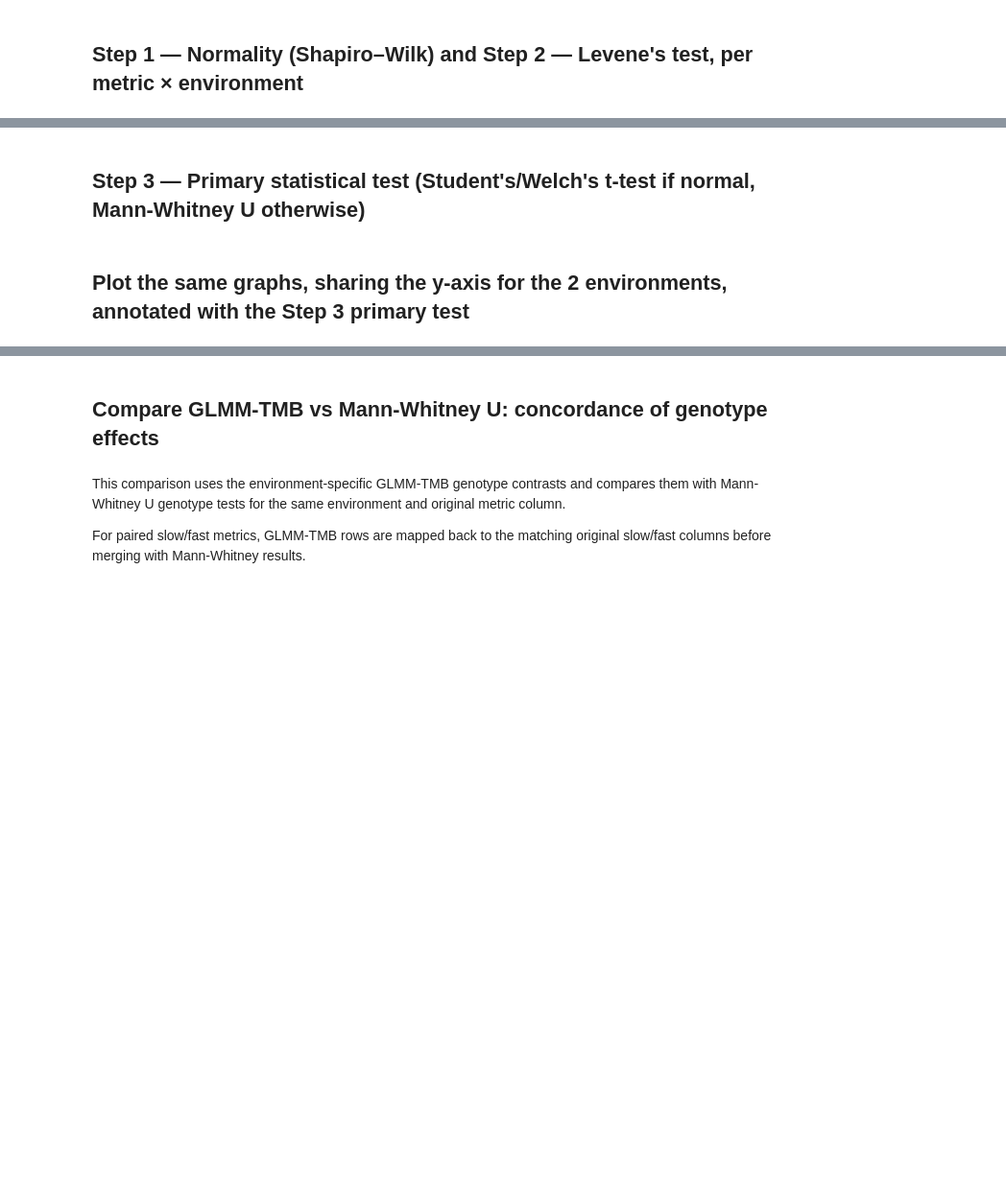
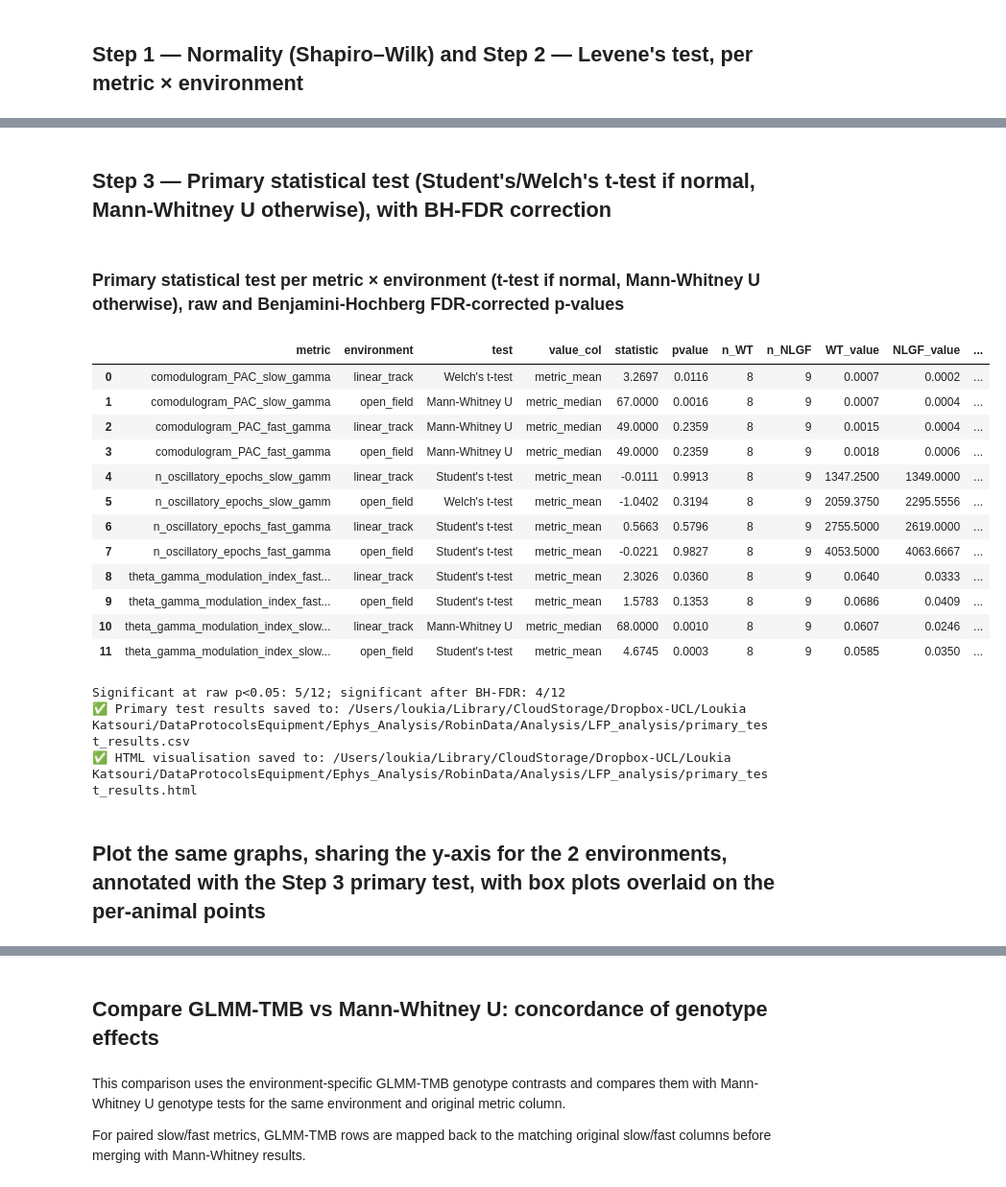
Before and after one commit to lkatsouri/NLGF_ephys_AXONA_data, a Jupyter notebook: ephys_PAC_comodulograms.ipynb, the cells around one changed output, grey strips where cells are left out. Shown at 96% size. Saved outputs shown, nothing was run; the diff lists cells and outputs as text; code cells hidden in the pictures; blank space fills up the shorter version.

```diff
--- a/ephys_PAC_comodulograms.ipynb
+++ b/ephys_PAC_comodulograms.ipynb
@@ -126,5 +134,5 @@ print(diagnostics_df.to_string(index=False))
 # %% [markdown]
-## Step 3 — Primary statistical test (Student's/Welch's t-test if normal, Mann-Whitney U otherwise)
+## Step 3 — Primary statistical test (Student's/Welch's t-test if normal, Mann-Whitney U otherwise), with BH-FDR correction
 # %%
 """
 Primary statistical test per metric × environment, chosen from the previous
@@ -132,6 +140,11 @@ cell's Shapiro (normality) and Levene's (variance-homogeneity) results:
   - normal combination  -> t-test on per-animal means (Student's if Levene's
     equal_var is True, Welch's otherwise)
   - non-normal combination -> Mann-Whitney U on per-animal medians
+Benjamini-Hochberg FDR correction is then applied across all metric x
+environment tests run in this cell (one family — these are all "is there a
+genotype difference in this PAC/theta metric" questions, unlike the separate,
+narrower FDR correction applied later to the GLMM-TMB vs secondary-test
+concordance subset).
 Saves:
   lfp_stats_outputs/
     primary_test_results.csv
@@ -142,6 +155,7 @@ import os
 import numpy as np
 import pandas as pd
 from scipy.stats import ttest_ind, mannwhitneyu
+from statsmodels.stats.multitest import multipletests
 from IPython.display import display, HTML
 
 
@@ -189,38 +203,72 @@ for metric in metrics:
             "n_WT": len(wt_vals), "n_NLGF": len(nlgf_vals),
             "WT_value":   np.mean(wt_vals)   if is_normal else np.median(wt_vals),
             "NLGF_value": np.mean(nlgf_vals) if is_normal else np.median(nlgf_vals),
             "stars": _pstars(p_val),
         })
 
 test_results_df = pd.DataFrame(test_results)
+
+# ── Benjamini-Hochberg FDR correction across all metric x environment tests ────
+ALPHA = 0.05
+valid_p = test_results_df["pvalue"].notna()
+test_results_df["pvalue_fdr"] = np.nan
+test_results_df.loc[valid_p, "pvalue_fdr"] = multipletests(
+    test_results_df.loc[valid_p, "pvalue"], method="fdr_bh"
+)[1]
+test_results_df["significant_fdr"] = test_results_df["pvalue_fdr"] < ALPHA
+test_results_df["stars_fdr"] = test_results_df["pvalue_fdr"].apply(_pstars)
+
 test_results_df.to_csv(os.path.join(OUTPUT_DIR, "primary_test_results.csv"), index=False)
 
 
 def _colour_pval(p):
     if pd.isna(p): return ""
     if p < 0.001: return "background-color: #c62828; color: white; font-weight: bold;"
     if p < 0.01:  return "background-color: #ef5350; color: white; font-weight: bold;"
     if p < 0.05:  return "background-color: #ffcc80; color: black; font-weight: bold;"
     return ""
 
 
 styled = (test_results_df.style
-          .applymap(_colour_pval, subset=["pvalue"])
-          .format({"statistic": "{:.4f}", "pvalue": "{:.4f}",
+          .applymap(_colour_pval, subset=["pvalue", "pvalue_fdr"])
+          .format({"statistic": "{:.4f}", "pvalue": "{:.4f}", "pvalue_fdr": "{:.4f}",
                    "WT_value": "{:.4f}", "NLGF_value": "{:.4f}"}))
 
 display(HTML("<h3>Primary statistical test per metric × environment "
-             "(t-test if normal, Mann-Whitney U otherwise)</h3>"))
+             "(t-test if normal, Mann-Whitney U otherwise), "
+             "raw and Benjamini-Hochberg FDR-corrected p-values</h3>"))
 display(styled)
 
 html_path = os.path.join(OUTPUT_DIR, "primary_test_results.html")
 with open(html_path, "w") as f:
     f.write(styled.to_html())
 
+n_sig_raw = int(test_results_df["pvalue"].lt(ALPHA).sum())
+n_sig_fdr = int(test_results_df["significant_fdr"].sum())
+print(f"Significant at raw p<0.05: {n_sig_raw}/{len(test_results_df)}; "
+      f"significant after BH-FDR: {n_sig_fdr}/{len(test_results_df)}")
 print(f"✅ Primary test results saved to: {os.path.join(OUTPUT_DIR, 'primary_test_results.csv')}")
 print(f"✅ HTML visualisation saved to: {html_path}")
+# %% [output]
+Primary statistical test per metric × environment (t-test if normal, Mann-Whitney U otherwise), raw and Benjamini-Hochberg FDR-corrected p-values
+|  | metric | environment | test | value_col | statistic | pvalue | n_WT | n_NLGF | WT_value | NLGF_value | ... |
+| 0 | comodulogram_PAC_slow_gamma | linear_track | Welch's t-test | metric_mean | 3.2697 | 0.0116 | 8 | 9 | 0.0007 | 0.0002 | ... |
+| 1 | comodulogram_PAC_slow_gamma | open_field | Mann-Whitney U | metric_median | 67.0000 | 0.0016 | 8 | 9 | 0.0007 | 0.0004 | ... |
+| 2 | comodulogram_PAC_fast_gamma | linear_track | Mann-Whitney U | metric_median | 49.0000 | 0.2359 | 8 | 9 | 0.0015 | 0.0004 | ... |
+| 3 | comodulogram_PAC_fast_gamma | open_field | Mann-Whitney U | metric_median | 49.0000 | 0.2359 | 8 | 9 | 0.0018 | 0.0006 | ... |
+| 4 | n_oscillatory_epochs_slow_gamm | linear_track | Student's t-test | metric_mean | -0.0111 | 0.9913 | 8 | 9 | 1347.2500 | 1349.0000 | ... |
+| 5 | n_oscillatory_epochs_slow_gamm | open_field | Welch's t-test | metric_mean | -1.0402 | 0.3194 | 8 | 9 | 2059.3750 | 2295.5556 | ... |
+| 6 | n_oscillatory_epochs_fast_gamma | linear_track | Student's t-test | metric_mean | 0.5663 | 0.5796 | 8 | 9 | 2755.5000 | 2619.0000 | ... |
+| 7 | n_oscillatory_epochs_fast_gamma | open_field | Student's t-test | metric_mean | -0.0221 | 0.9827 | 8 | 9 | 4053.5000 | 4063.6667 | ... |
+| 8 | theta_gamma_modulation_index_fast... | linear_track | Student's t-test | metric_mean | 2.3026 | 0.0360 | 8 | 9 | 0.0640 | 0.0333 | ... |
+| 9 | theta_gamma_modulation_index_fast... | open_field | Student's t-test | metric_mean | 1.5783 | 0.1353 | 8 | 9 | 0.0686 | 0.0409 | ... |
+| 10 | theta_gamma_modulation_index_slow... | linear_track | Mann-Whitney U | metric_median | 68.0000 | 0.0010 | 8 | 9 | 0.0607 | 0.0246 | ... |
+| 11 | theta_gamma_modulation_index_slow... | open_field | Student's t-test | metric_mean | 4.6745 | 0.0003 | 8 | 9 | 0.0585 | 0.0350 | ... |
+Significant at raw p<0.05: 5/12; significant after BH-FDR: 4/12
+✅ Primary test results saved to: /Users/loukia/Library/CloudStorage/Dropbox-UCL/Loukia Katsouri/DataProtocolsEquipment/Ephys_Analysis/RobinData/Analysis/LFP_analysis/primary_test_results.csv
+✅ HTML visualisation saved to: /Users/loukia/Library/CloudStorage/Dropbox-UCL/Loukia Katsouri/DataProtocolsEquipment/Ephys_Analysis/RobinData/Analysis/LFP_analysis/primary_test_results.html
 # %% [markdown]
-## Plot the same graphs, sharing the y-axis for the 2 environments, annotated with the Step 3 primary test
+## Plot the same graphs, sharing the y-axis for the 2 environments, annotated with the Step 3 primary test, with box plots overlaid on the per-animal points
 # %%
 # Shared y-axis plots for PAC comodulogram metrics, plotted at the same
 # per-animal level Step 3 tested on, and annotated with whichever test Step 3
```
Also changed, not shown: parts of 14 cells of this notebook, 2 other files.
